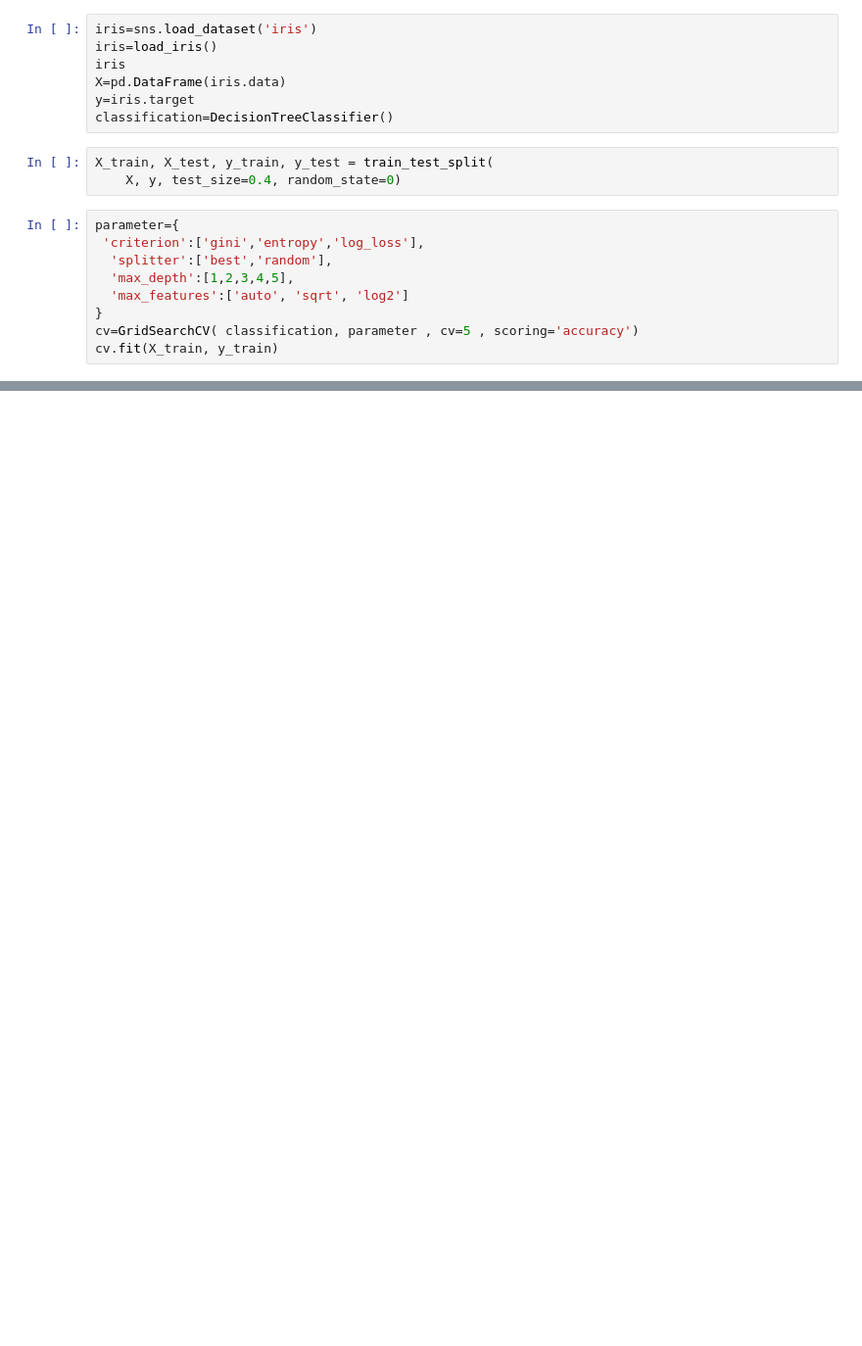
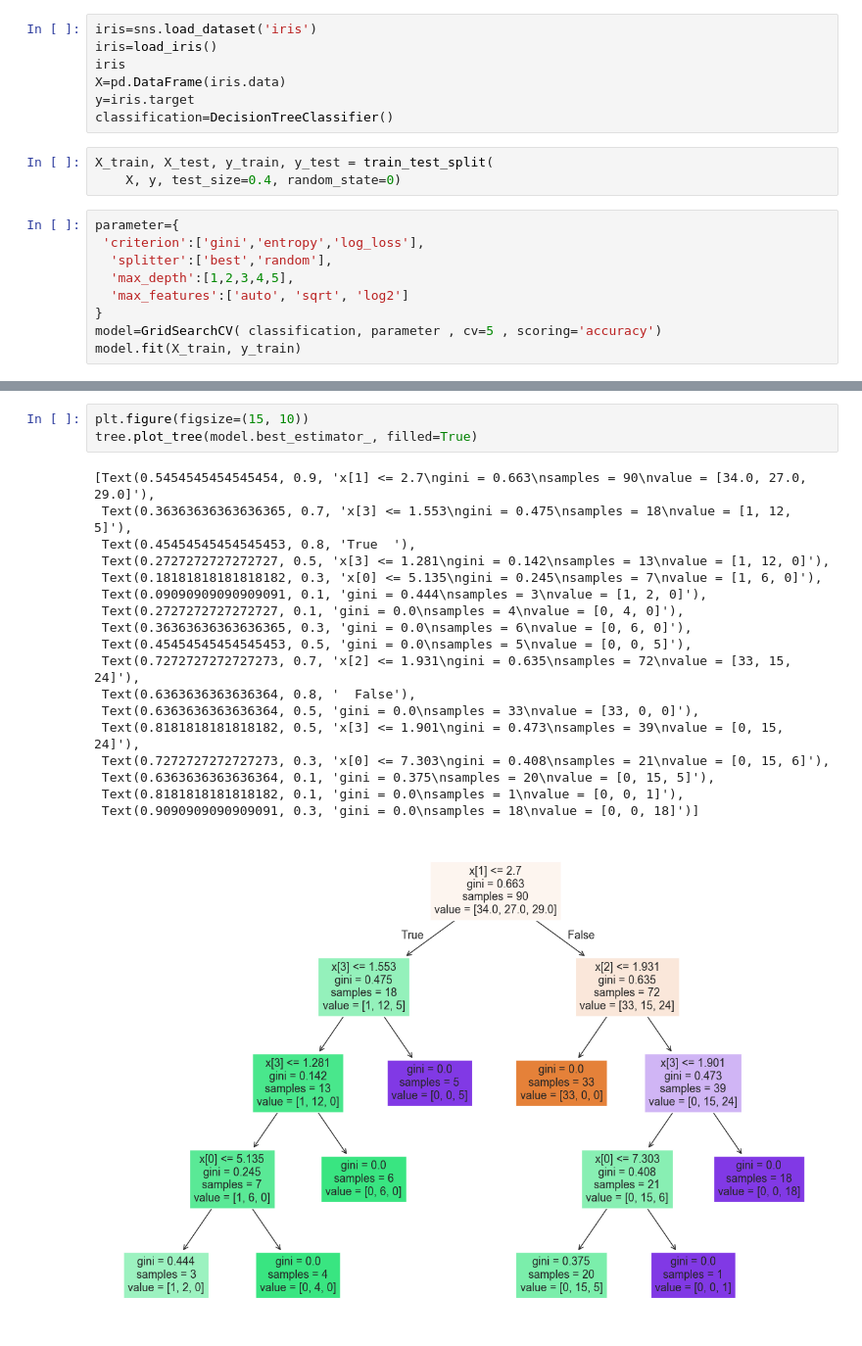
Before and after one commit to snipeet03/machine-learning, a Jupyter notebook: 06-prePrunning.ipynb, the cells around one changed output, grey strips where cells are left out. Shown: that part at 98% size. Saved outputs shown, nothing was run; the diff lists cells and outputs as text; blank space fills up the shorter version.

```diff
--- a/06-prePrunning.ipynb
+++ b/06-prePrunning.ipynb
@@ -27,8 +25,8 @@ parameter={
   'max_depth':[1,2,3,4,5],
   'max_features':['auto', 'sqrt', 'log2']
 }
-cv=GridSearchCV( classification, parameter , cv=5 , scoring='accuracy')
-cv.fit(X_train, y_train)
+model=GridSearchCV( classification, parameter , cv=5 , scoring='accuracy')
+model.fit(X_train, y_train)
 # %% [output]
 150 fits failed out of a total of 450.
 The score on these train-test partitions for these parameters will be set to nan.
@@ -62,0 +85,22 @@ accuracy = accuracy_score(X_test, )
+# %%
+plt.figure(figsize=(15, 10))
+tree.plot_tree(model.best_estimator_, filled=True)
+# %% [output]
+[Text(0.5454545454545454, 0.9, 'x[1] <= 2.7\ngini = 0.663\nsamples = 90\nvalue = [34.0, 27.0, 29.0]'),
+ Text(0.36363636363636365, 0.7, 'x[3] <= 1.553\ngini = 0.475\nsamples = 18\nvalue = [1, 12, 5]'),
+ Text(0.45454545454545453, 0.8, 'True  '),
+ Text(0.2727272727272727, 0.5, 'x[3] <= 1.281\ngini = 0.142\nsamples = 13\nvalue = [1, 12, 0]'),
+ Text(0.18181818181818182, 0.3, 'x[0] <= 5.135\ngini = 0.245\nsamples = 7\nvalue = [1, 6, 0]'),
+ Text(0.09090909090909091, 0.1, 'gini = 0.444\nsamples = 3\nvalue = [1, 2, 0]'),
+ Text(0.2727272727272727, 0.1, 'gini = 0.0\nsamples = 4\nvalue = [0, 4, 0]'),
+ Text(0.36363636363636365, 0.3, 'gini = 0.0\nsamples = 6\nvalue = [0, 6, 0]'),
+ Text(0.45454545454545453, 0.5, 'gini = 0.0\nsamples = 5\nvalue = [0, 0, 5]'),
+ Text(0.7272727272727273, 0.7, 'x[2] <= 1.931\ngini = 0.635\nsamples = 72\nvalue = [33, 15, 24]'),
+ Text(0.6363636363636364, 0.8, '  False'),
+ Text(0.6363636363636364, 0.5, 'gini = 0.0\nsamples = 33\nvalue = [33, 0, 0]'),
+ Text(0.8181818181818182, 0.5, 'x[3] <= 1.901\ngini = 0.473\nsamples = 39\nvalue = [0, 15, 24]'),
+ Text(0.7272727272727273, 0.3, 'x[0] <= 7.303\ngini = 0.408\nsamples = 21\nvalue = [0, 15, 6]'),
+ Text(0.6363636363636364, 0.1, 'gini = 0.375\nsamples = 20\nvalue = [0, 15, 5]'),
+ Text(0.8181818181818182, 0.1, 'gini = 0.0\nsamples = 1\nvalue = [0, 0, 1]'),
+ Text(0.9090909090909091, 0.3, 'gini = 0.0\nsamples = 18\nvalue = [0, 0, 18]')]
+[figure, added]
```
Also changed, not shown: parts of 6 cells of this notebook, 2 other files.
